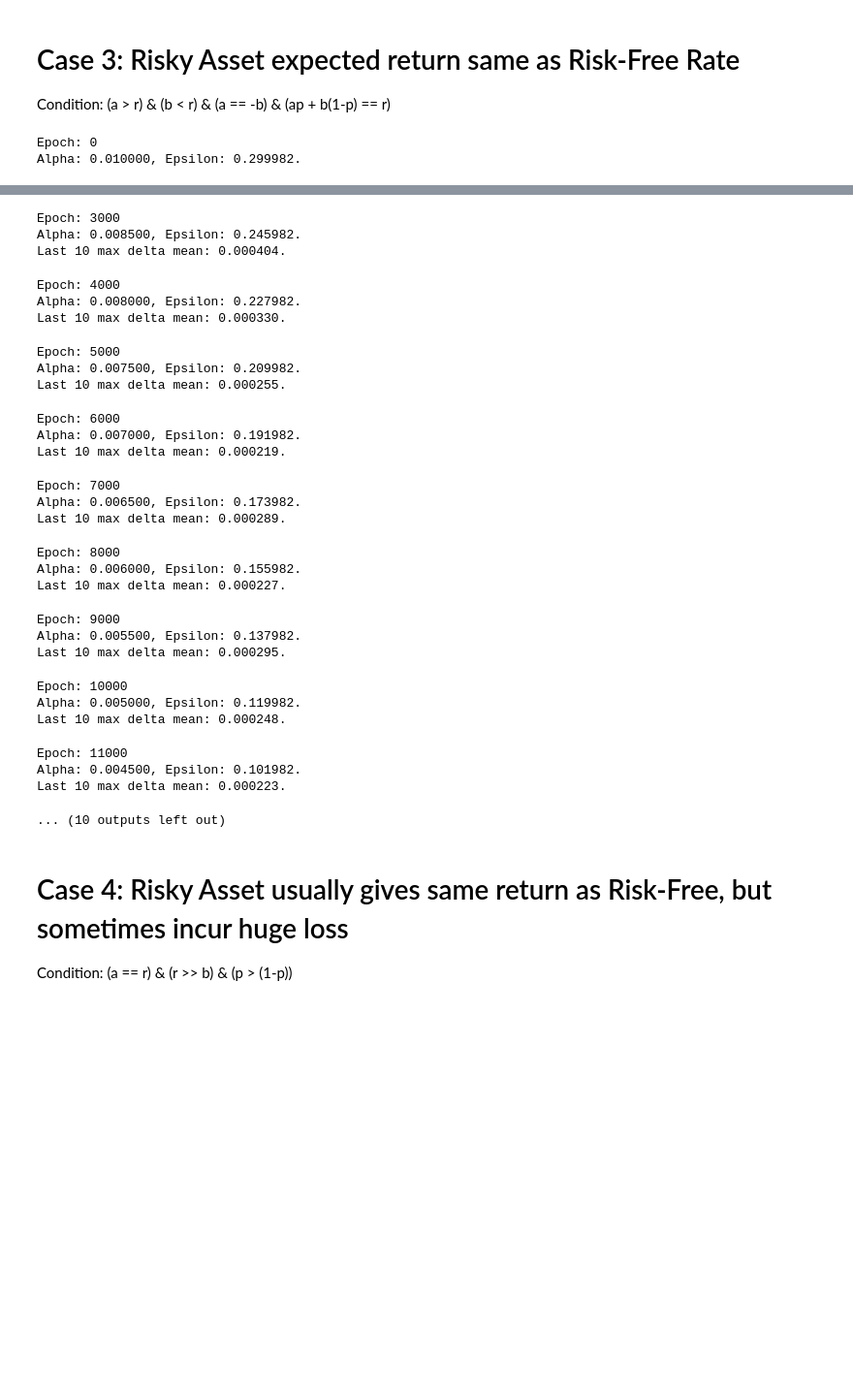
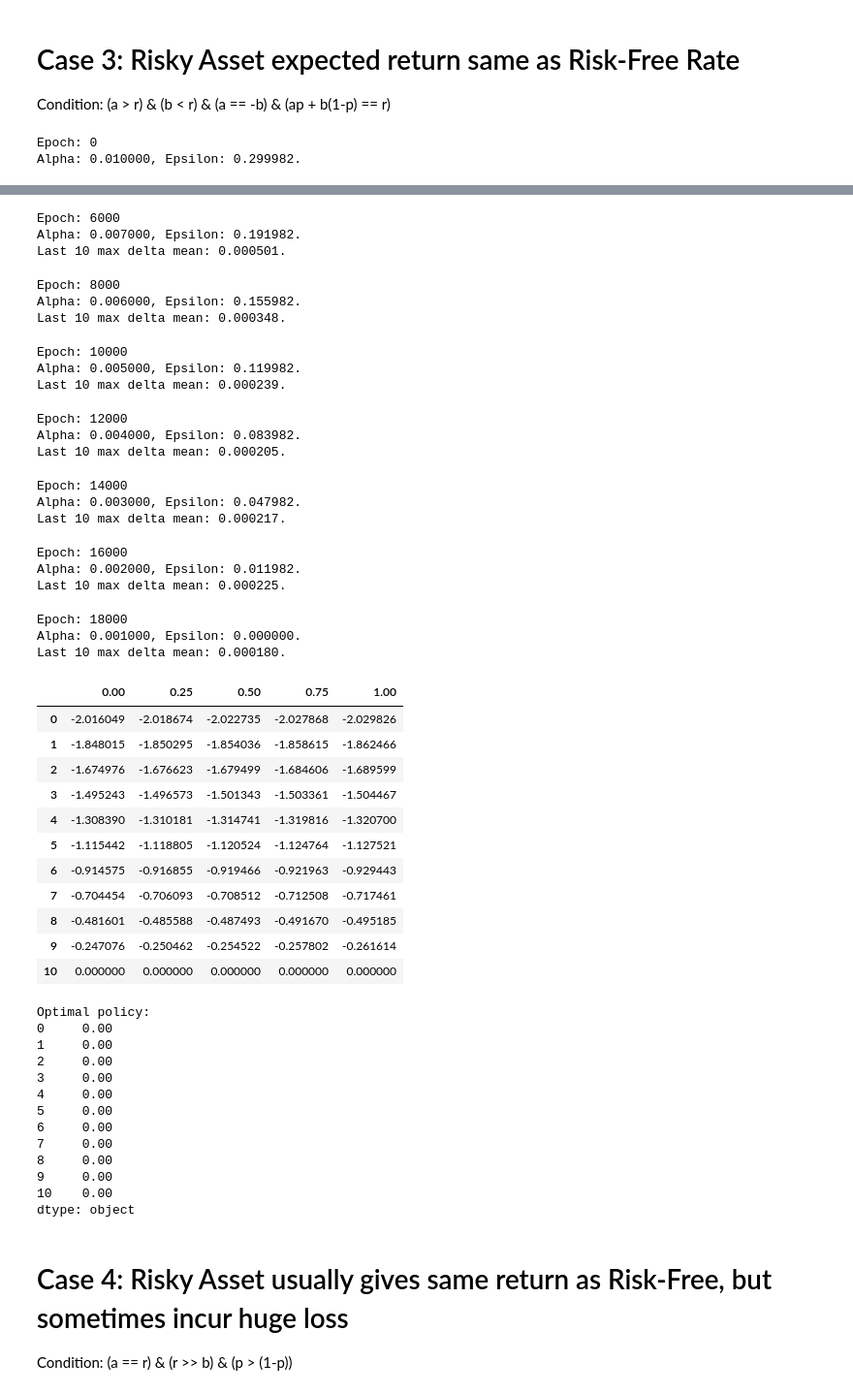
Before and after one commit to dennishylau/msbd6000m_a1, a Jupyter notebook: main.ipynb, the cells around one changed output, grey strips where cells are left out. Shown at 97% size. Cells and saved outputs as stored; diff of their text form; code cells hidden in the pictures; blank space fills up the shorter version.

```diff
--- a/main.ipynb
+++ b/main.ipynb
@@ -228,7 +240,7 @@ states = np.arange(0, T + 1, 1)
 actions = ActionSpace(
     Decimal("0"),
     Decimal("1.0"),
-    Decimal("0.2"))
+    Decimal("0.25"))
 # policy
 policy = Policy(
     epochs=EPOCHS,
@@ -272,31 +284,49 @@ Last 10 max delta mean: 0.000774.
-Epoch: 3000
-Alpha: 0.008500, Epsilon: 0.245982.
-Last 10 max delta mean: 0.000404.
+Epoch: 6000
+Alpha: 0.007000, Epsilon: 0.191982.
+Last 10 max delta mean: 0.000501.
-Epoch: 4000
-Alpha: 0.008000, Epsilon: 0.227982.
-Last 10 max delta mean: 0.000330.
+Epoch: 8000
+Alpha: 0.006000, Epsilon: 0.155982.
+Last 10 max delta mean: 0.000348.
-Epoch: 5000
-Alpha: 0.007500, Epsilon: 0.209982.
-Last 10 max delta mean: 0.000255.
+Epoch: 10000
+Alpha: 0.005000, Epsilon: 0.119982.
+Last 10 max delta mean: 0.000239.
-Epoch: 6000
-Alpha: 0.007000, Epsilon: 0.191982.
-Last 10 max delta mean: 0.000219.
+Epoch: 12000
+Alpha: 0.004000, Epsilon: 0.083982.
+Last 10 max delta mean: 0.000205.
-Epoch: 7000
-Alpha: 0.006500, Epsilon: 0.173982.
-Last 10 max delta mean: 0.000289.
+Epoch: 14000
+Alpha: 0.003000, Epsilon: 0.047982.
+Last 10 max delta mean: 0.000217.
-Epoch: 8000
-Alpha: 0.006000, Epsilon: 0.155982.
-Last 10 max delta mean: 0.000227.
+Epoch: 16000
+Alpha: 0.002000, Epsilon: 0.011982.
+Last 10 max delta mean: 0.000225.
-Epoch: 9000
-Alpha: 0.005500, Epsilon: 0.137982.
-Last 10 max delta mean: 0.000295.
+Epoch: 18000
+Alpha: 0.001000, Epsilon: 0.000000.
+Last 10 max delta mean: 0.000180.
+|  | 0.00 | 0.25 | 0.50 | 0.75 | 1.00 |
+| 0 | -2.016049 | -2.018674 | -2.022735 | -2.027868 | -2.029826 |
+| 1 | -1.848015 | -1.850295 | -1.854036 | -1.858615 | -1.862466 |
+| 2 | -1.674976 | -1.676623 | -1.679499 | -1.684606 | -1.689599 |
+| 3 | -1.495243 | -1.496573 | -1.501343 | -1.503361 | -1.504467 |
+| 4 | -1.308390 | -1.310181 | -1.314741 | -1.319816 | -1.320700 |
+| 5 | -1.115442 | -1.118805 | -1.120524 | -1.124764 | -1.127521 |
+| 6 | -0.914575 | -0.916855 | -0.919466 | -0.921963 | -0.929443 |
+| 7 | -0.704454 | -0.706093 | -0.708512 | -0.712508 | -0.717461 |
+| 8 | -0.481601 | -0.485588 | -0.487493 | -0.491670 | -0.495185 |
+| 9 | -0.247076 | -0.250462 | -0.254522 | -0.257802 | -0.261614 |
+| 10 | 0.000000 | 0.000000 | 0.000000 | 0.000000 | 0.000000 |
-Epoch: 10000
-Alpha: 0.005000, Epsilon: 0.119982.
-Last 10 max delta mean: 0.000248.
+Optimal policy:
+0     0.00
+1     0.00
+2     0.00
+3     0.00
+4     0.00
+5     0.00
+6     0.00
+7     0.00
+8     0.00
+9     0.00
+10    0.00
+dtype: object
-Epoch: 11000
-Alpha: 0.004500, Epsilon: 0.101982.
-Last 10 max delta mean: 0.000223.
-... (10 outputs left out)
 # %% [markdown]
 # Case 4: Risky Asset usually gives same return as Risk-Free, but sometimes incur huge loss
 Condition: (a == r) & (r >> b) & (p > (1-p))
```
Also changed, not shown: parts of 4 cells of this notebook, 6 other files.
